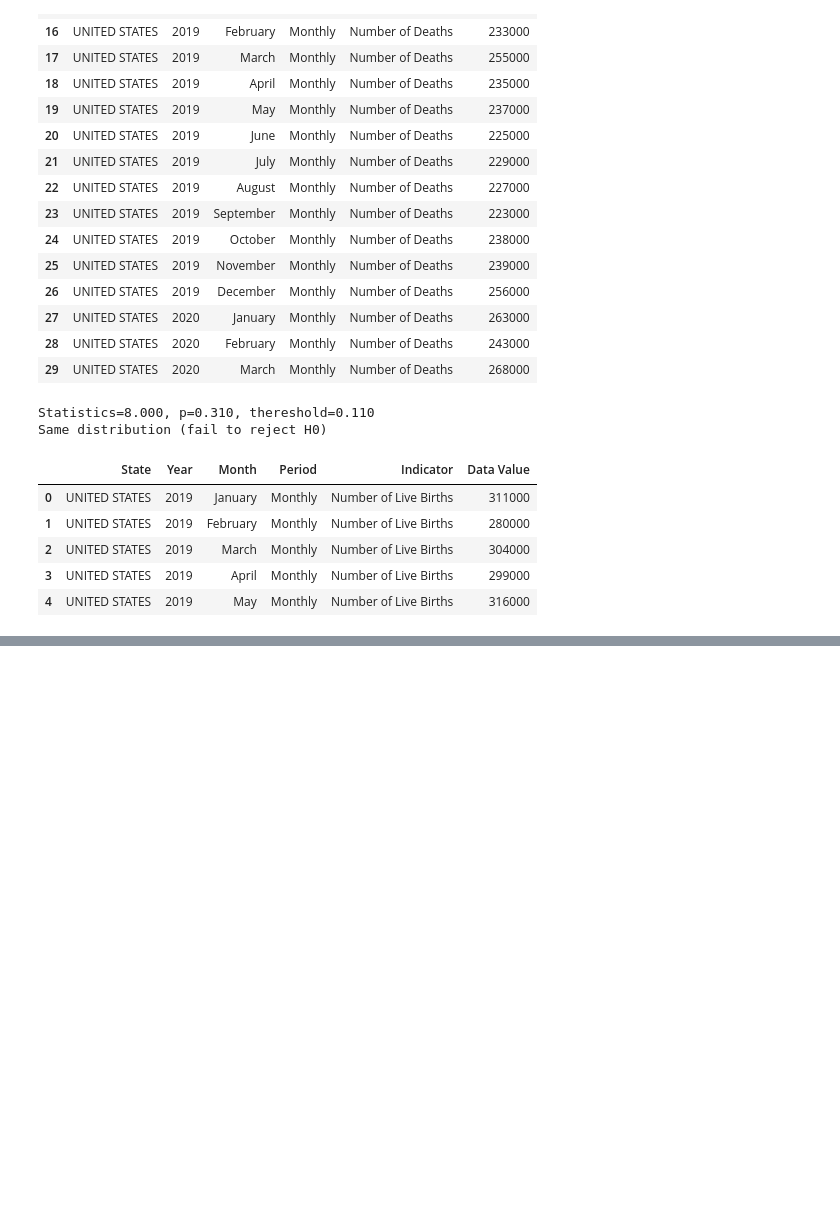
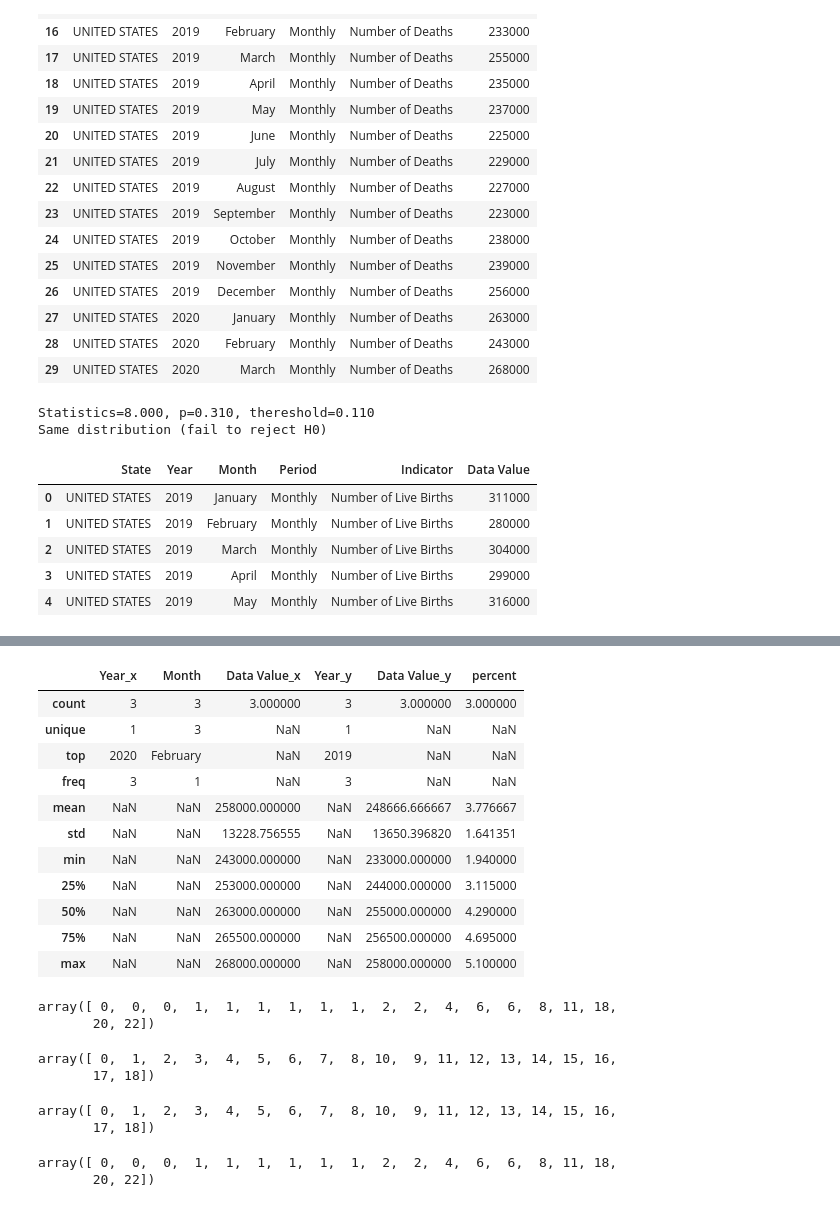
Before and after one commit to Shugarev/analyzer_prediction, a Jupyter notebook: nonparametric_and_correlation_tests/wilcoxon.ipynb, the cells around one changed output, grey strips where cells are left out. Saved outputs shown, nothing was run; the diff lists cells and outputs as text; code cells hidden in the pictures; blank space fills up the shorter version.

```diff
--- a/nonparametric_and_correlation_tests/wilcoxon.ipynb
+++ b/nonparametric_and_correlation_tests/wilcoxon.ipynb
@@ -241,0 +305,29 @@ df_cov_2020.head(20)
+# %%
+df.describe(include='all')
+# %% [output]
+|  | Year_x | Month | Data Value_x | Year_y | Data Value_y | percent |
+| count | 3 | 3 | 3.000000 | 3 | 3.000000 | 3.000000 |
+| unique | 1 | 3 | NaN | 1 | NaN | NaN |
+| top | 2020 | February | NaN | 2019 | NaN | NaN |
+| freq | 3 | 1 | NaN | 3 | NaN | NaN |
+| mean | NaN | NaN | 258000.000000 | NaN | 248666.666667 | 3.776667 |
+| std | NaN | NaN | 13228.756555 | NaN | 13650.396820 | 1.641351 |
+| min | NaN | NaN | 243000.000000 | NaN | 233000.000000 | 1.940000 |
+| 25% | NaN | NaN | 253000.000000 | NaN | 244000.000000 | 3.115000 |
+| 50% | NaN | NaN | 263000.000000 | NaN | 255000.000000 | 4.290000 |
+| 75% | NaN | NaN | 265500.000000 | NaN | 256500.000000 | 4.695000 |
+| max | NaN | NaN | 268000.000000 | NaN | 258000.000000 | 5.100000 |
+# %%
+data1 = [24,12,42,30,40,55,50,52,50,22,33,78,79,25,28,16,17,12,25]
+data2 = [22,12,41,31,32,44,50,32,32,21,34,56,78,23,22,12,16,18,25]
+arr = []
+for i in range(len(data1)):
+    diff = data1[i] - data2[i]
+    diff_module = abs(diff)
+    arr.append(diff_module)
+arr.sort()
+arr = np.array(arr)
+arr
+# %% [output]
+array([ 0,  0,  0,  1,  1,  1,  1,  1,  1,  2,  2,  4,  6,  6,  8, 11, 18,
+       20, 22])
@@ -241,0 +338,18 @@ df_cov_2020.head(20)
+# %%
+sorter
+# %% [output]
+array([ 0,  1,  2,  3,  4,  5,  6,  7,  8, 10,  9, 11, 12, 13, 14, 15, 16,
+       17, 18])
+# %%
+inv = np.empty(sorter.size, dtype=np.intp)
+inv[sorter] = np.arange(sorter.size, dtype=np.intp)
+inv
+# %% [output]
+array([ 0,  1,  2,  3,  4,  5,  6,  7,  8, 10,  9, 11, 12, 13, 14, 15, 16,
+       17, 18])
+# %%
+arr = arr[sorter]
+arr
+# %% [output]
+array([ 0,  0,  0,  1,  1,  1,  1,  1,  1,  2,  2,  4,  6,  6,  8, 11, 18,
+       20, 22])
```
Also changed, not shown: parts of 32 cells of this notebook.
